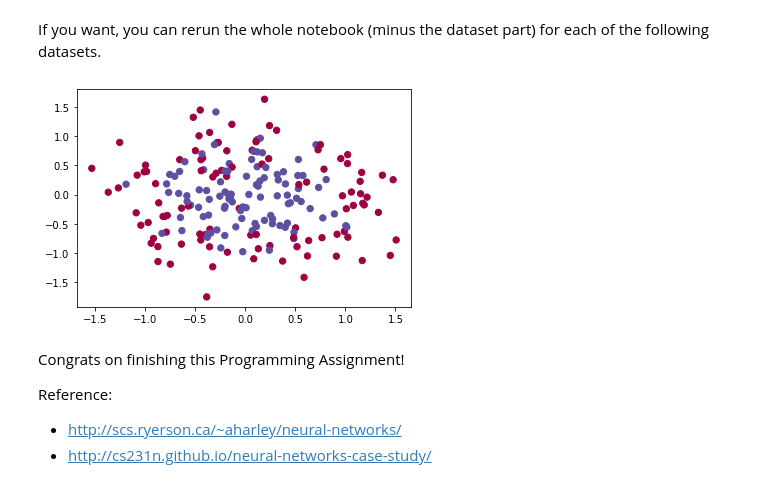
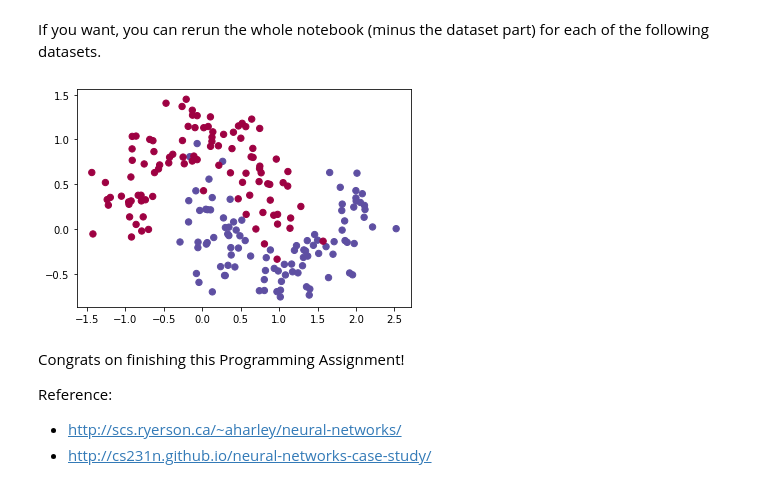
Before and after one commit to huwngnosleep/machinelearning_scratch, a Jupyter notebook: Planar data classification with one hidden layer v3.ipynb, the cells around one changed output. Cells and saved outputs as stored; diff of their text form; code cells hidden in the pictures.

```diff
--- a/Planar data classification with one hidden layer v3.ipynb
+++ b/Planar data classification with one hidden layer v3.ipynb
@@ -1121,27 +1121,27 @@ If you want, you can rerun the whole notebook (minus the dataset part) for each
 # %%
 # Datasets
 noisy_circles, noisy_moons, blobs, gaussian_quantiles, no_structure = load_extra_datasets()
 
 datasets = {"noisy_circles": noisy_circles,
             "noisy_moons": noisy_moons,
             "blobs": blobs,
             "gaussian_quantiles": gaussian_quantiles}
 
 ### START CODE HERE ### (choose your dataset)
-dataset = "noisy_circles"
+dataset = "noisy_moons"
 ### END CODE HERE ###
 
 X, Y = datasets[dataset]
 X, Y = X.T, Y.reshape(1, Y.shape[0])
 
 # make blobs binary
 if dataset == "gaussian_quantiles":
     Y = Y%2
 
 # Visualize the data
 plt.scatter(X[0, :], X[1, :], c=Y, s=40, cmap=plt.cm.Spectral);
 # %% [output]
-[figure, old version]
+[figure, new version]
 # %% [markdown]
 Congrats on finishing this Programming Assignment!
 
```
Also changed, not shown: parts of 3 cells of this notebook, 2 other files.
